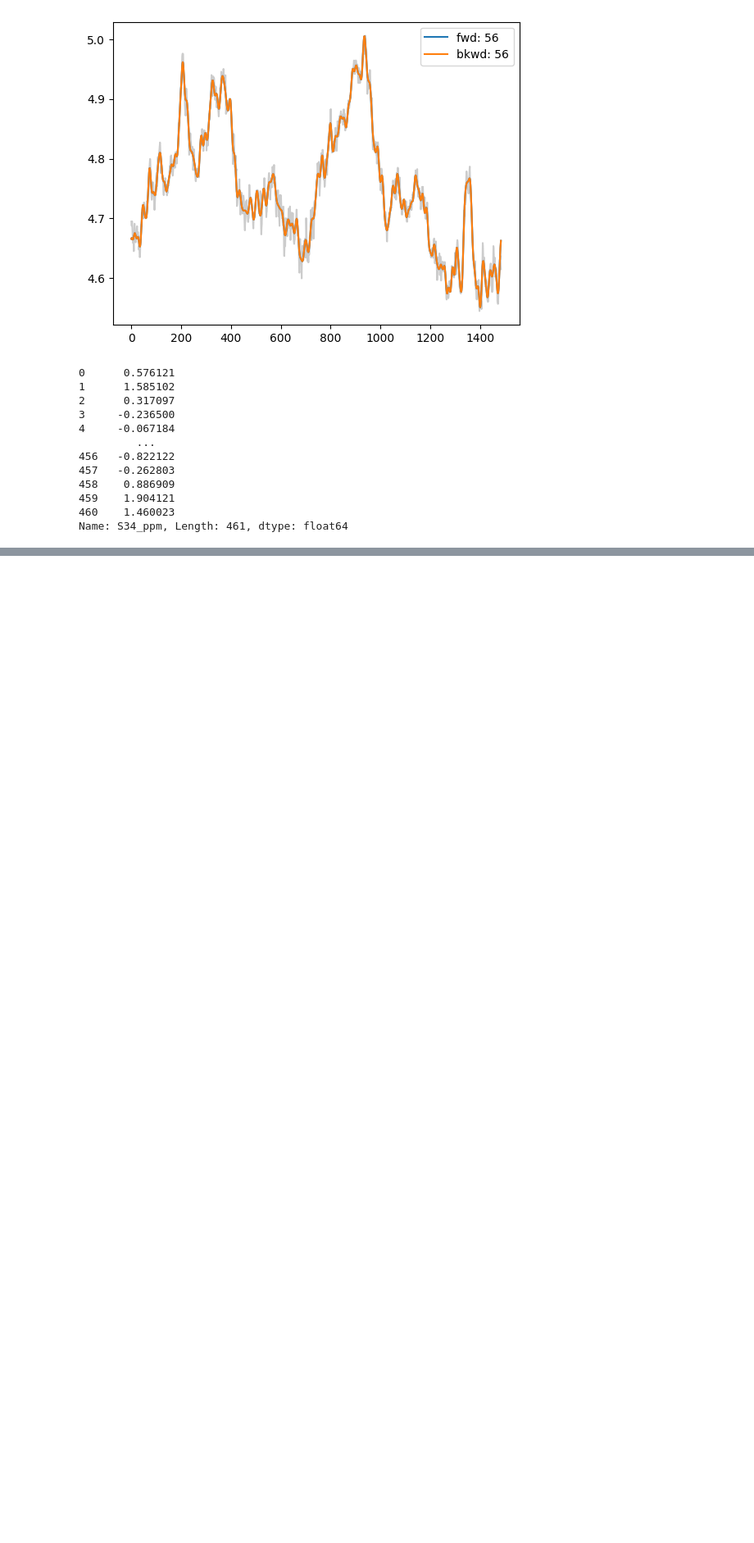
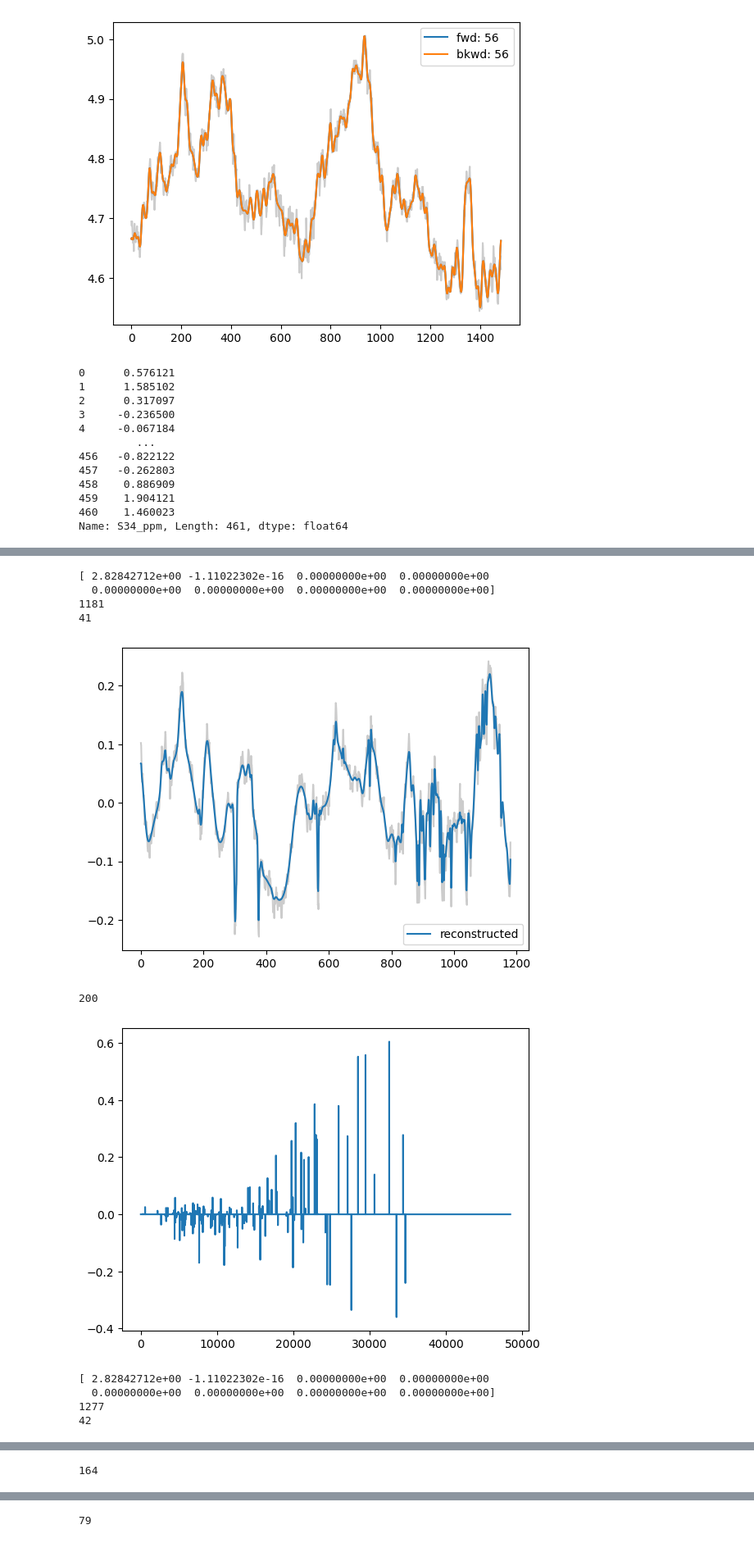
Before and after one commit to angus-lewis/SharkAgeEstimation, a Jupyter notebook: filter_demo.ipynb, the cells around one changed output, grey strips where cells are left out. Shown at 82% size. Cells and saved outputs as stored; diff of their text form; code cells hidden in the pictures; blank space fills up the shorter version.

```diff
--- a/filter_demo.ipynb
+++ b/filter_demo.ipynb
@@ -232,0 +244,38 @@ Name: S34_ppm, Length: 461, dtype: float64
+# %%
+
+plts = []
+coefs = []
+for i in range(len(grey_array)):
+    elt = np.asarray(np.asarray(grey_array[i]))
+    elt -= np.mean(elt)
+    print(np.sum(dictionary, axis=0))
+    print(len(elt))
+    coef, reconstructed = bpd.basis_pursuit_denoising(elt)
+
+    ix = np.concatenate([np.zeros(len(coef)-len(coef)//8), np.ones(len(coef)//8)]).astype(bool)
+    filtered_coef = np.where(ix, coef, 0)
+
+    p = plt.figure()
+    p = plt.plot(range(len(elt)), elt, color="grey", alpha=0.4)
+    p = plt.plot(reconstructed, label="reconstructed")
+    p = plt.legend()
+    plt.show()
+
+    print(np.count_nonzero(coef))
+    plts.append(p)
+    plt.figure()
+    plt.plot(coef, label="Coefs")
+    plt.show()
+    coefs.append(coef)
+# %% [output]
+[ 2.82842712e+00 -1.11022302e-16  0.00000000e+00  0.00000000e+00
+  0.00000000e+00  0.00000000e+00  0.00000000e+00  0.00000000e+00]
+1181
+41
+[figure, added]
+200
+[figure, added]
+[ 2.82842712e+00 -1.11022302e-16  0.00000000e+00  0.00000000e+00
+  0.00000000e+00  0.00000000e+00  0.00000000e+00  0.00000000e+00]
+1277
+42
@@ -232,0 +283 @@ Name: S34_ppm, Length: 461, dtype: float64
+164
@@ -232,0 +290 @@ Name: S34_ppm, Length: 461, dtype: float64
+79
```
Also changed, not shown: parts of 16 cells of this notebook, 3 other files.
